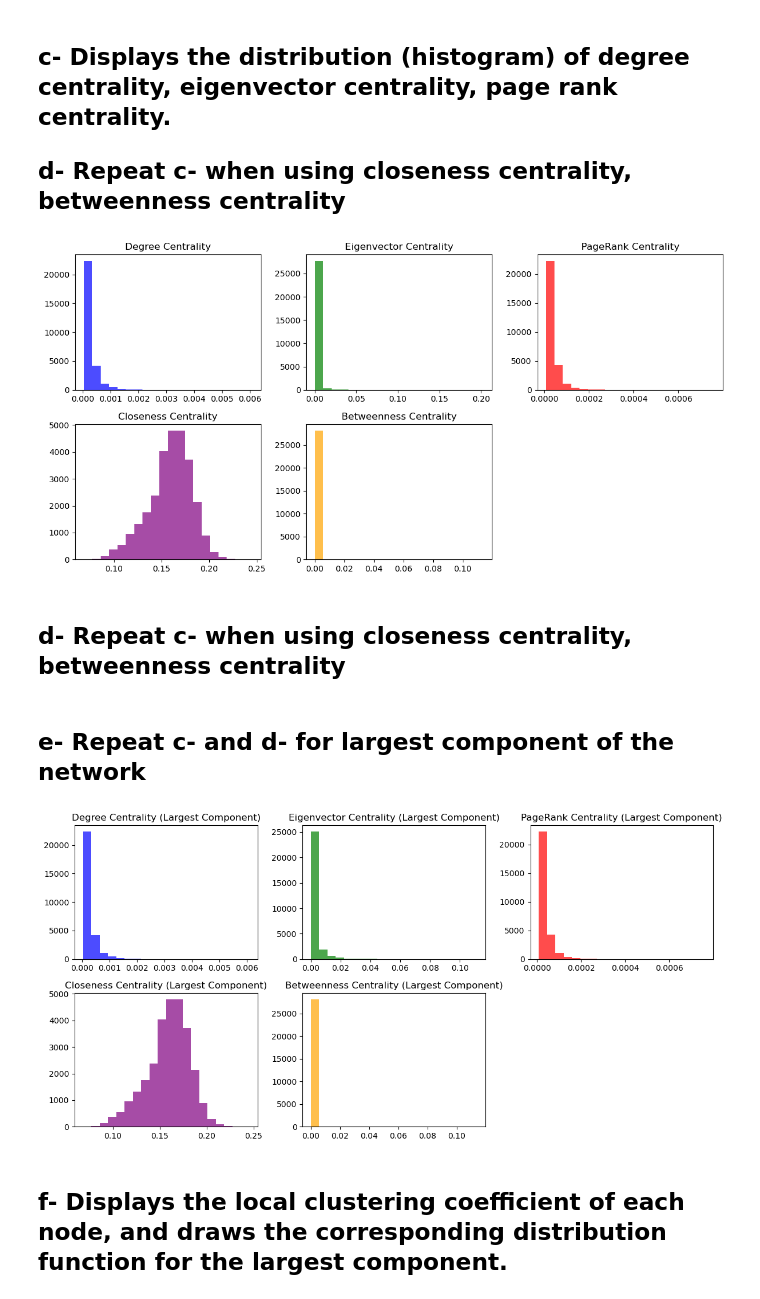
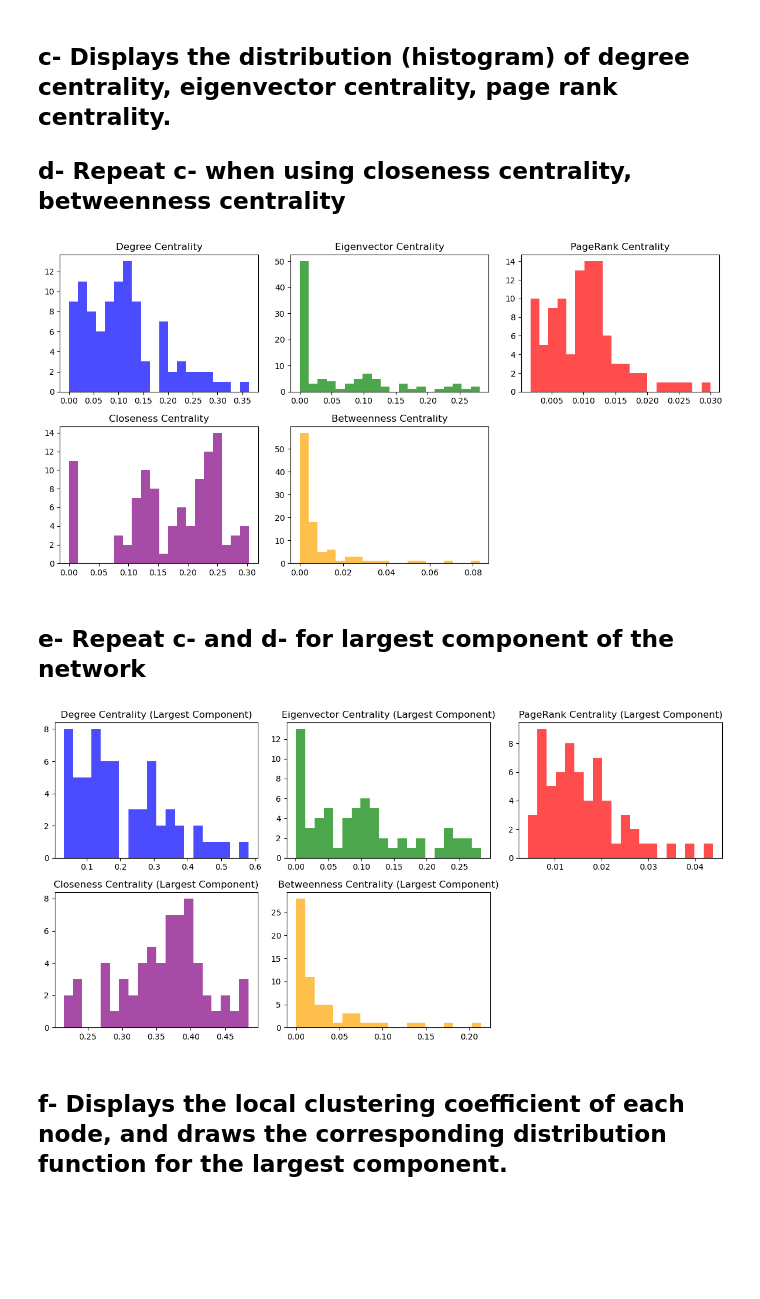
Before and after one commit to Marwa-Khan/eggo-Facebook_NetworkX, a Jupyter notebook: karateClub.ipynb, the cells around one changed output. Drawn from its saved outputs; the diff is of its cells as text; code cells hidden in the pictures; blank space fills up the shorter version.

```diff
--- a/karateClub.ipynb
+++ b/karateClub.ipynb
@@ -181,20 +215,13 @@ Sizes of components: [28281]
 # %%
 
 
-# Compute centralities
-degree_centrality = nx.degree_centrality(G)
+# Compute eigenvector centrality for the largest component with random start and more iterations
+nstart = {node: random.random() for node in subGraph.nodes()}
+eigenvector_centrality = nx.eigenvector_centrality(subGraph, tol=1e-5, nstart=nstart)
 
-# Try computing eigenvector centrality for largest connected component
-largest_component = max(nx.connected_components(G), key=len)
-G_largest = G.subgraph(largest_component)
-
-# Compute eigenvector centrality for the largest component with random start and more iterations
-nstart = {node: random.random() for node in G_largest.nodes()}
-eigenvector_centrality = nx.eigenvector_centrality(G_largest, max_iter=500, tol=1e-5, nstart=nstart)
-
-pagerank_centrality = nx.pagerank(G)
-closeness_centrality = nx.closeness_centrality(G)
-betweenness_centrality = nx.betweenness_centrality(G)
+pagerank_centrality = nx.pagerank(subGraph)
+closeness_centrality = nx.closeness_centrality(subGraph)
+betweenness_centrality = nx.betweenness_centrality(subGraph)
 
 # Plot histograms
 plt.figure(figsize=(12, 6))
@@ -222,16 +249,14 @@ plt.title("Betweenness Centrality")
 plt.tight_layout()
 plt.show()
 # %% [output]
-[figure, old version]
+[figure, new version]
-# %% [markdown]
-## d- Repeat c- when using closeness centrality, betweenness centrality
 # %% [markdown]
 ## e- Repeat c- and d- for largest component of the network
 # %%
 
 
 # Find the largest connected component
-largest_component = max(nx.connected_components(G), key=len)
+largest_component = max(nx.weakly_connected_components(subGraph), key=len)
 G_largest = G.subgraph(largest_component).copy()  # Copy to avoid issues with mutability
 
 # Compute centralities for the largest component
@@ -248,34 +273,34 @@ except nx.PowerIterationFailedConvergence:
 pagerank_centrality = nx.pagerank(G_largest)
 closeness_centrality = nx.closeness_centrality(G_largest)
 betweenness_centrality = nx.betweenness_centrality(G_largest)
 
 # Plot histograms for largest component
 plt.figure(figsize=(12, 6))
 
 plt.subplot(2, 3, 1)
 plt.hist(degree_centrality.values(), bins=20, color='blue', alpha=0.7)
 plt.title("Degree Centrality (Largest Component)")
 
 plt.subplot(2, 3, 2)
 plt.hist(eigenvector_centrality.values(), bins=20, color='green', alpha=0.7)
 plt.title("Eigenvector Centrality (Largest Component)")
 
 plt.subplot(2, 3, 3)
 plt.hist(pagerank_centrality.values(), bins=20, color='red', alpha=0.7)
 plt.title("PageRank Centrality (Largest Component)")
 
 plt.subplot(2, 3, 4)
 plt.hist(closeness_centrality.values(), bins=20, color='purple', alpha=0.7)
 plt.title("Closeness Centrality (Largest Component)")
 
 plt.subplot(2, 3, 5)
 plt.hist(betweenness_centrality.values(), bins=20, color='orange', alpha=0.7)
 plt.title("Betweenness Centrality (Largest Component)")
 
 plt.tight_layout()
 plt.show()
 # %% [output]
-[figure, old version]
+[figure, new version]
 # %% [markdown]
 ## f- Displays the local clustering coefficient of each node, and draws the corresponding distribution function for the largest component.
 # %%
```
Also changed, not shown: parts of 8 cells of this notebook, 1 other file.
